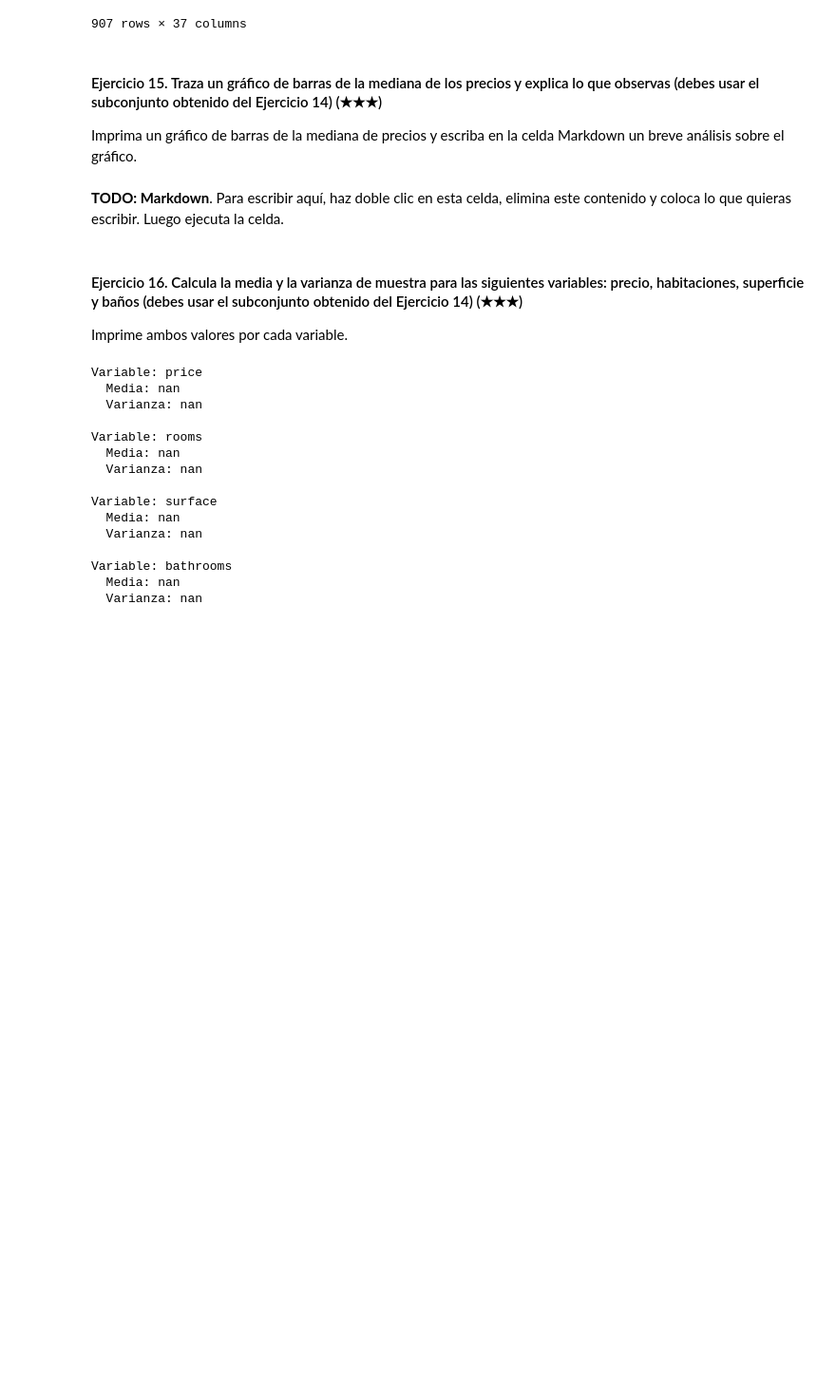
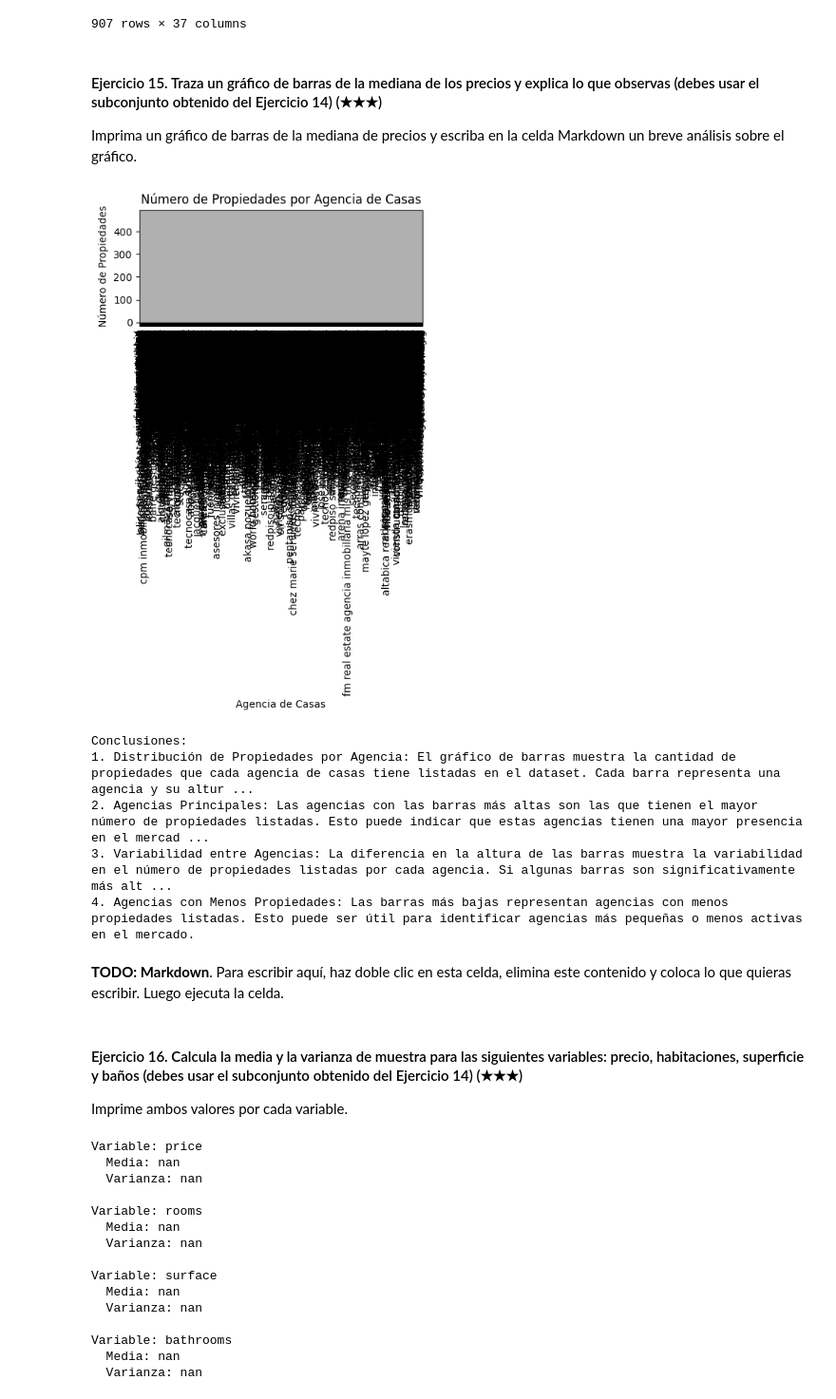
Before and after one commit to 4GeeksAcademy/0-PILAR-PREWORK, a Jupyter notebook: ejercicioPILARH-project.es.ipynb, the cells around one changed output. Shown at 95% size. Cells and saved outputs as stored; diff of their text form; code cells hidden in the pictures; blank space fills up the shorter version.

```diff
--- a/ejercicioPILARH-project.es.ipynb
+++ b/ejercicioPILARH-project.es.ipynb
@@ -422,25 +426,45 @@ cinturon_sur
 
 Imprima un gráfico de barras de la mediana de precios y escriba en la celda Markdown un breve análisis sobre el gráfico.
 # %%
-# TODO: Code
 import pandas as pd
 import matplotlib.pyplot as plt
 
 # Cargar el DataFrame desde el archivo CSV
 ds = pd.read_csv('assets/real_estate.csv', sep=';')
+
+# Eliminar los valores NaN en la columna 'realEstate_name'
+ds = ds.dropna(subset=['realEstate_name'])
 
 # Contar el número de propiedades por cada agencia de casas
 agencias_conteo = ds['realEstate_name'].value_counts()
 
 # Crear el gráfico de barras
 plt.figure(figsize=(5, 2))
 agencias_conteo.plot(kind='bar')
 plt.title('Número de Propiedades por Agencia de Casas')
 plt.xlabel('Agencia de Casas')
 plt.ylabel('Número de Propiedades')
 plt.xticks(rotation=90)
 plt.grid(True)
 plt.show()
+
+# Imprimir las conclusiones
+conclusiones = """
+Conclusiones:
+1. Distribución de Propiedades por Agencia: El gráfico de barras muestra la cantidad de propiedades que cada agencia de casas tiene listadas en el dataset. Cada barra representa una agencia y su altura indica el número de propiedades.
+2. Agencias Principales: Las agencias con las barras más altas son las que tienen el mayor número de propiedades listadas. Esto puede indicar que estas agencias tienen una mayor presencia en el mercado inmobiliario de la zona.
+3. Variabilidad entre Agencias: La diferencia en la altura de las barras muestra la variabilidad en el número de propiedades listadas por cada agencia. Si algunas barras son significativamente más altas que otras, esto indica que hay agencias con una cantidad mucho mayor de propiedades en comparación con otras.
+4. Agencias con Menos Propiedades: Las barras más bajas representan agencias con menos propiedades listadas. Esto puede ser útil para identificar agencias más pequeñas o menos activas en el mercado.
+"""
+
+print(conclusiones)
+# %% [output]
+[figure, added]
+Conclusiones:
+1. Distribución de Propiedades por Agencia: El gráfico de barras muestra la cantidad de propiedades que cada agencia de casas tiene listadas en el dataset. Cada barra representa una agencia y su altur ...
+2. Agencias Principales: Las agencias con las barras más altas son las que tienen el mayor número de propiedades listadas. Esto puede indicar que estas agencias tienen una mayor presencia en el mercad ...
+3. Variabilidad entre Agencias: La diferencia en la altura de las barras muestra la variabilidad en el número de propiedades listadas por cada agencia. Si algunas barras son significativamente más alt ...
+4. Agencias con Menos Propiedades: Las barras más bajas representan agencias con menos propiedades listadas. Esto puede ser útil para identificar agencias más pequeñas o menos activas en el mercado.
 # %% [markdown]
 **TODO: Markdown**. Para escribir aquí, haz doble clic en esta celda, elimina este contenido y coloca lo que quieras escribir. Luego ejecuta la celda.
 # %% [markdown]
```
Also changed, not shown: parts of 4 cells of this notebook.
